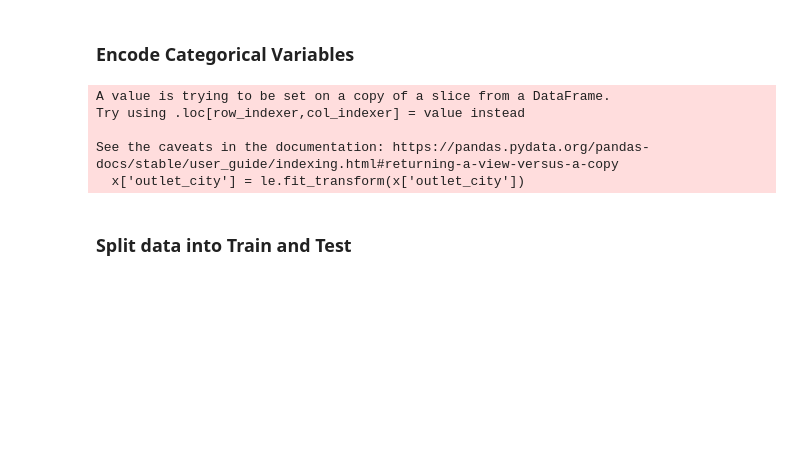
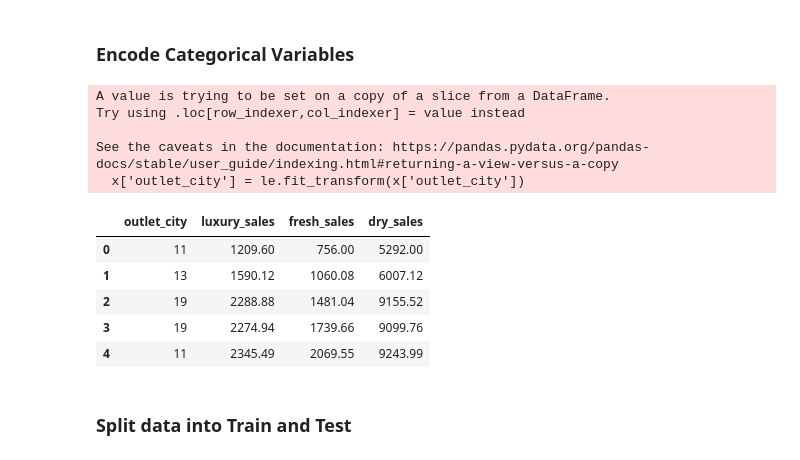
Before and after one commit to Visionary-DataWorks/DSPL-Project, a Jupyter notebook: Decision_Tree_Model.ipynb, the cells around one changed output. Saved outputs shown, nothing was run; the diff lists cells and outputs as text; code cells hidden in the pictures; blank space fills up the shorter version.

```diff
--- a/Decision_Tree_Model.ipynb
+++ b/Decision_Tree_Model.ipynb
@@ -54,6 +54,15 @@ Try using .loc[row_indexer,col_indexer] = value instead
 
 See the caveats in the documentation: https://pandas.pydata.org/pandas-docs/stable/user_guide/indexing.html#returning-a-view-versus-a-copy
   x['outlet_city'] = le.fit_transform(x['outlet_city'])
+# %%
+x.head()
+# %% [output]
+|  | outlet_city | luxury_sales | fresh_sales | dry_sales |
+| 0 | 11 | 1209.60 | 756.00 | 5292.00 |
+| 1 | 13 | 1590.12 | 1060.08 | 6007.12 |
+| 2 | 19 | 2288.88 | 1481.04 | 9155.52 |
+| 3 | 19 | 2274.94 | 1739.66 | 9099.76 |
+| 4 | 11 | 2345.49 | 2069.55 | 9243.99 |
 # %% [markdown]
 ### Split data into Train and Test
 # %%
```
Also changed, not shown: parts of 1 cell of this notebook.
